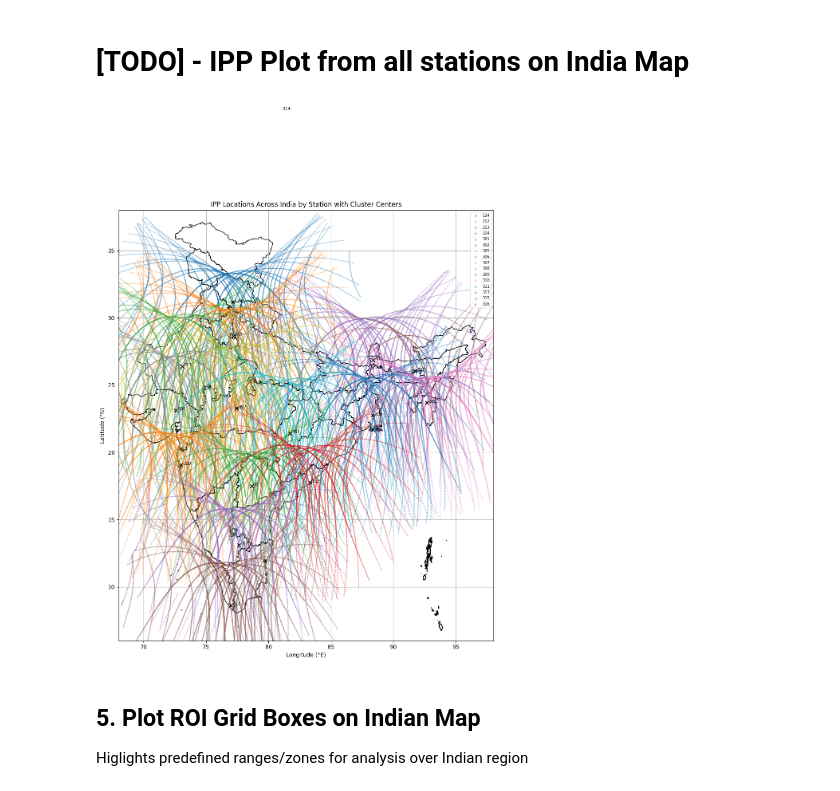
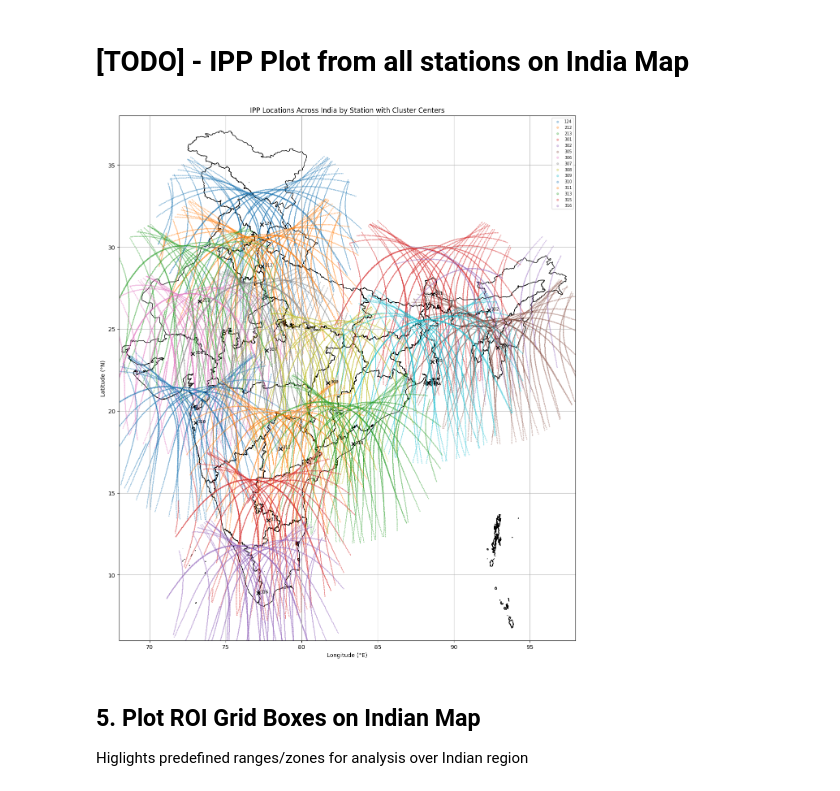
Before and after one commit to shivangichaudhary/TEC_2D_Mapping_Technique, a Jupyter notebook: Notebooks/TEC2D.ipynb, the cells around one changed output. Saved outputs shown, nothing was run; the diff lists cells and outputs as text; code cells hidden in the pictures.

Commit message:
changed ipp plot ang

```diff
--- a/Notebooks/TEC2D.ipynb
+++ b/Notebooks/TEC2D.ipynb
@@ -542,6 +542,7 @@ centers = []
 for file in ipp_files:
     df = pd.read_csv(file)
     df = df.dropna(subset=['IPP_lat', 'IPP_lon'])
+    df = df[df['Elv'] >= 25]  # Apply elevation cutoff
     station_id = os.path.basename(file).split('_')[0]
     if not df.empty:
         df['station'] = station_id
@@ -552,34 +553,34 @@ for file in ipp_files:
         # Compute cluster center
         kmeans = KMeans(n_clusters=1, random_state=42, n_init='auto').fit(df[['IPP_lat', 'IPP_lon']])
         center_lat, center_lon = kmeans.cluster_centers_[0]
         centers.append((station_id, center_lat, center_lon))
 
 all_ipp_df = pd.concat(all_ipp, ignore_index=True)
 
 # Plot India map and all IPP points by station
 fig, ax = plt.subplots(figsize=(12, 14))
 gdf.plot(ax=ax, color='white', edgecolor='black')
 
 for station, group in all_ipp_df.groupby('station'):
     ax.scatter(group['IPP_lon'], group['IPP_lat'], s=1.2, alpha=0.3, label=station)
 
 # Overlay cluster centers
 for station, lat, lon in centers:
     ax.scatter(lon, lat, marker='x', s=40, color='black', zorder=3)
     ax.text(lon + 0.15, lat, station, fontsize=7.5, color='black')
 
 ax.set_title("IPP Locations Across India by Station with Cluster Centers")
 ax.set_xlabel("Longitude (°E)")
 ax.set_ylabel("Latitude (°N)")
 ax.set_xlim(68, 98)
 ax.set_ylim(6, 38)
 ax.grid(True)
 ax.legend(loc='upper right', fontsize='x-small', markerscale=3)
 plt.tight_layout()
 plt.savefig("../Output/IPP_Map_India.png", dpi=300, bbox_inches='tight')
 plt.show()
 # %% [output]
-[figure, old version]
+[figure, new version]
 # %% [markdown]
 ## 5. Plot ROI Grid Boxes on Indian Map
 Higlights predefined ranges/zones for analysis over Indian region
```
Also changed, not shown: 2 other files.
